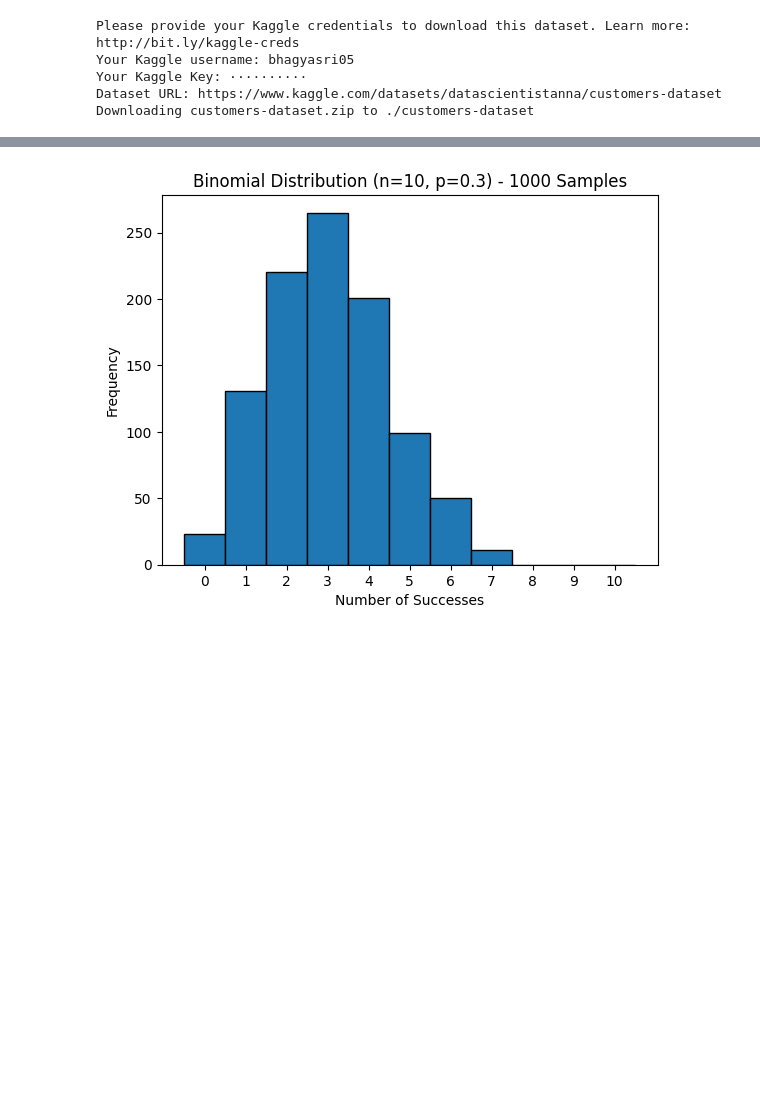
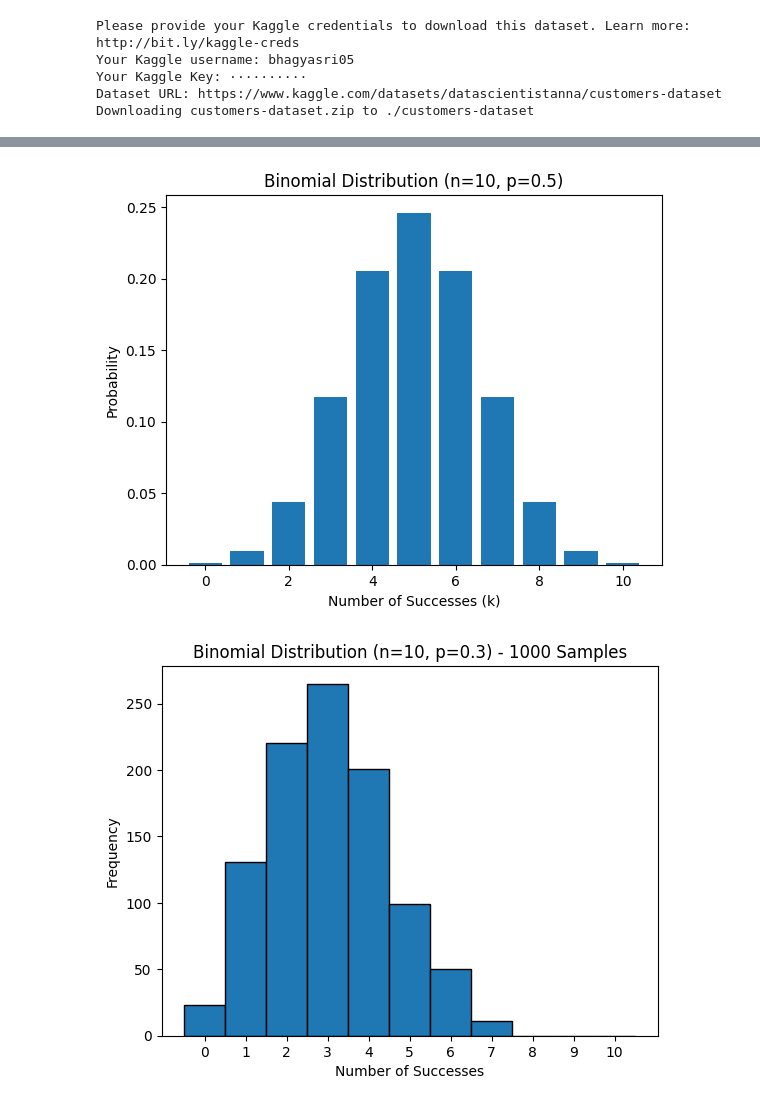
Before and after one commit to BhagyaSri-1806/DataAnalyst, a Jupyter notebook: Binomial_Distribution&Confidence_Interval.ipynb, the cells around one changed output, grey strips where cells are left out. Cells and saved outputs as stored; diff of their text form; code cells hidden in the pictures; blank space fills up the shorter version.

```diff
--- a/Binomial_Distribution&Confidence_Interval.ipynb
+++ b/Binomial_Distribution&Confidence_Interval.ipynb
@@ -47,3 +129,24 @@ data.head()
+# %%
+# prompt: generate a graph
+
+import matplotlib.pyplot as plt
+
+# Example usage (this part is the same as before, just reorganized)
+n = 10  # Number of trials
+p = 0.5  # Probability of success
+
+# Calculate probabilities for different numbers of successes (k)
+k_values = np.arange(n + 1)  # Possible values for k (0 to n)
+probabilities = binom.pmf(k_values, n, p)
+
+# Create the plot
+plt.bar(k_values, probabilities)
+plt.xlabel("Number of Successes (k)")
+plt.ylabel("Probability")
+plt.title("Binomial Distribution (n=10, p=0.5)")
+plt.show()
+# %% [output]
+[figure, added]
 # %%
 # prompt: Binomial distribution with the function np.random.binomial()
 
```
Also changed, not shown: parts of 2 cells of this notebook.
